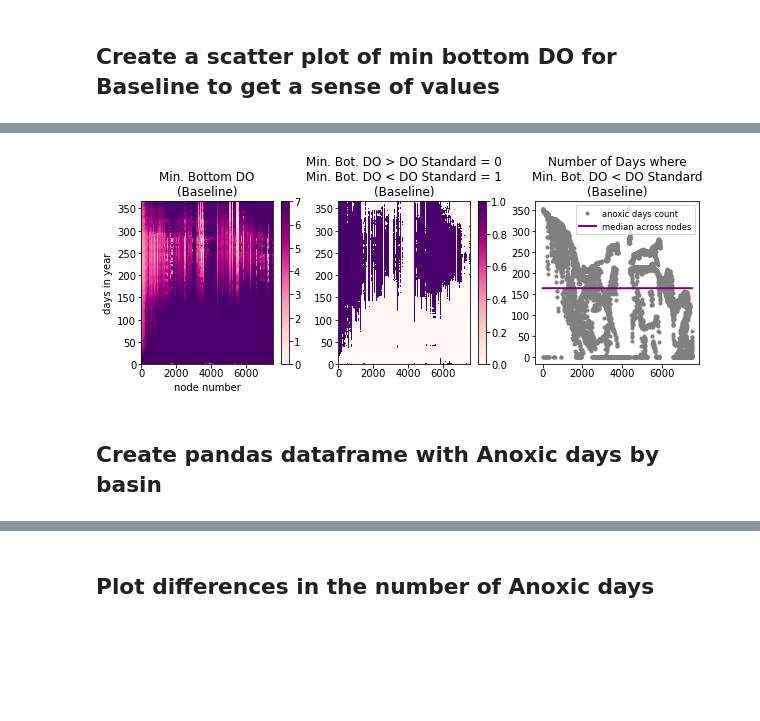
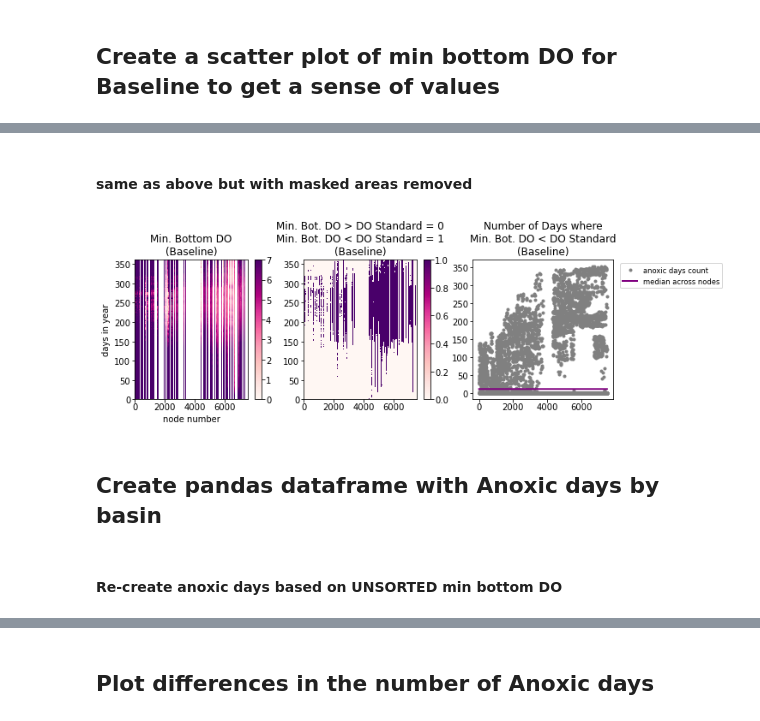
Before and after one commit to UW-PSI/SalishSeaModel-analysis, a Jupyter notebook: notebooks/dev_days_exceedence.ipynb, the cells around one changed output, grey strips where cells are left out. Saved outputs shown, nothing was run; the diff lists cells and outputs as text; code cells hidden in the pictures; blank space fills up the shorter version.

Commit message:
DO (time x nodes) ordered by depth Also removed masked nodes in a separate plot

```diff
--- a/notebooks/dev_days_exceedence.ipynb
+++ b/notebooks/dev_days_exceedence.ipynb
@@ -70,13 +70,25 @@ for run_dir in dir_list:
 ## Sub-sample basin footprint
 # %%
 %%time
-MinBottDO_basins={}
+MinBottDO={}
+MinBottDO_sorted={}
 for run_tag in dir_list:
-    MinBottDO_basins[run_tag]=MinBottomDO[run_tag][:,gdf['node_id']-1]
-    if np.min(MinBottDO_basins[run_tag])==9999:
-        print(f'{run_tag} min value: {np.min(MinBottDO_basins[run_tag])}')
+    MinBottDO[run_tag]=MinBottomDO_full[run_tag][:,gdf['node_id']-1]
+    [ti,ni]= MinBottDO[run_tag].shape
+    # add depth to array to sort nodes by depth
+    tmp=np.vstack((gdf.depth,MinBottDO[run_tag]))
+    # sort array based on the first row, which is depth
+    tmp2=np.zeros(tmp.shape)
+    for ii in range(0,ti):
+        tmp2[ii:]=tmp[ii,tmp[0, :].argsort()]
+    # now remove the depth values and save as a sorted-by-depth array
+    MinBottDO_sorted[run_tag]=np.delete(tmp2,[0],0)
+    # set nodes with include_i=0 to NaN
+    #MinBottDO_sorted[run_tag][:,gdf['included_i']==0]=np.nan
+    if np.min(MinBottDO[run_tag])==9999:
+        print(f'{run_tag} min value: {np.min(MinBottDO[run_tag])}')
     else:
-        print(f'{run_tag} min value: {np.min(MinBottDO_basins[run_tag].values)}')
+        print(f'{run_tag} min value: {np.min(MinBottDO[run_tag].values)}')
 # %% [output]
 1c_all_sog_riv_off min value: 2.3595900984219043e-06
 2b_sog_river_2times min value: 2.3576199055241887e-06
@@ -95,16 +103,16 @@ MinBottDO_basins[run_tag].shape
 ## Create boolean where MinDO < threshold
 # %%
 nnodes = len(DO_thresh)
-ndays=366
+ndays=361 # first 5-days are consisdered spin-up and have been removed
 AnoxicDays={}
 # create array of DO_threshold values to determine number of days of noncompliance
 DO_thresh2D = np.ones((nnodes,ndays))*np.array(DO_thresh).reshape(nnodes,1)
-# (7494,366) x (7494,1) => element-wise multiplication
+# (7494,361) x (7494,1) => element-wise multiplication
 # %%
 Anoxic={}
 for run_type in dir_list:
     print(run_type)
-    Anoxic[run_type] = MinBottDO_basins[run_type]<=DO_thresh2D.transpose() #366x7494 (nodes x time)
+    Anoxic[run_type] = MinBottDO_sorted[run_type]<=DO_thresh2D.transpose() #361x7494 (nodes x time)
     AnoxicDays[run_type]=Anoxic[run_type].sum(axis=0) #7494 (nodes)
 # %% [output]
 1c_all_sog_riv_off
@@ -125,27 +159,37 @@ MinBottDO_basins[run_type].shape
+# %% [markdown]
+#### same as above but with masked areas removed
+# %%
+for run_tag in dir_list:
+    # set nodes with include_i=0 to NaN
+    MinBottDO_sorted[run_tag][:,gdf['included_i']==0]=np.nan
+    Anoxic[run_tag] = MinBottDO_sorted[run_tag]<=DO_thresh2D.transpose() #361x7494 (nodes x time)
+    AnoxicDays[run_tag]=Anoxic[run_tag].sum(axis=0)
 # %%
 run_name = 'wqm_baseline'
 
 fig, axs = plt.subplots(1,3, figsize = (10,3))
 # Bottom DO
-botDO=axs[0].pcolormesh(MinBottDO_basins[run_name],cmap='RdPu', vmin=0, vmax=7)
+botDO=axs[0].pcolormesh(MinBottDO_sorted[run_name],cmap='RdPu', vmin=0, vmax=7)
 axs[0].set_title('Min. Bottom DO\n(Baseline)')
 axs[0].set_xlabel('node number')
 axs[0].set_ylabel('days in year')
 # Anoxic days/nodes
 anox=axs[1].pcolormesh(Anoxic[run_name],cmap='RdPu', vmin=0, vmax=1)
 axs[1].set_title('Min. Bot. DO > DO Standard = 0\nMin. Bot. DO < DO Standard = 1\n(Baseline)')
 
 axs[2].plot(AnoxicDays['wqm_baseline'],
             '.',color='grey',label='anoxic days count')
 axs[2].plot(np.ones(7494,)*np.median(AnoxicDays[run_name]),
             '-',color='purple',linewidth=2,label='median across nodes')
 axs[2].set_title('Number of Days where\nMin. Bot. DO < DO Standard\n(Baseline)')
-axs[2].legend()
+axs[2].legend(bbox_to_anchor=(1.8, 1), loc='upper right')
 cb0=fig.colorbar(botDO, ax=axs[0])
 cb1=fig.colorbar(anox, ax=axs[1])
-plt.savefig(pathlib.Path(ssm['paths']['graphics'])/'AnoxDaysDiff'/'Baseline_anoxia.png',
+plt.savefig(pathlib.Path(ssm['paths']['graphics'])/'AnoxDaysDiff'/'Baseline_anoxia_masked.png',
                 bbox_inches='tight',format='png')
 # %% [output]
-[figure, old version]
+[figure, new version]
 # %% [markdown]
 ## Create pandas dataframe with Anoxic days by basin
+# %% [markdown]
+#### Re-create anoxic days based on UNSORTED min bottom DO
```
Also changed, not shown: parts of 32 cells of this notebook.
